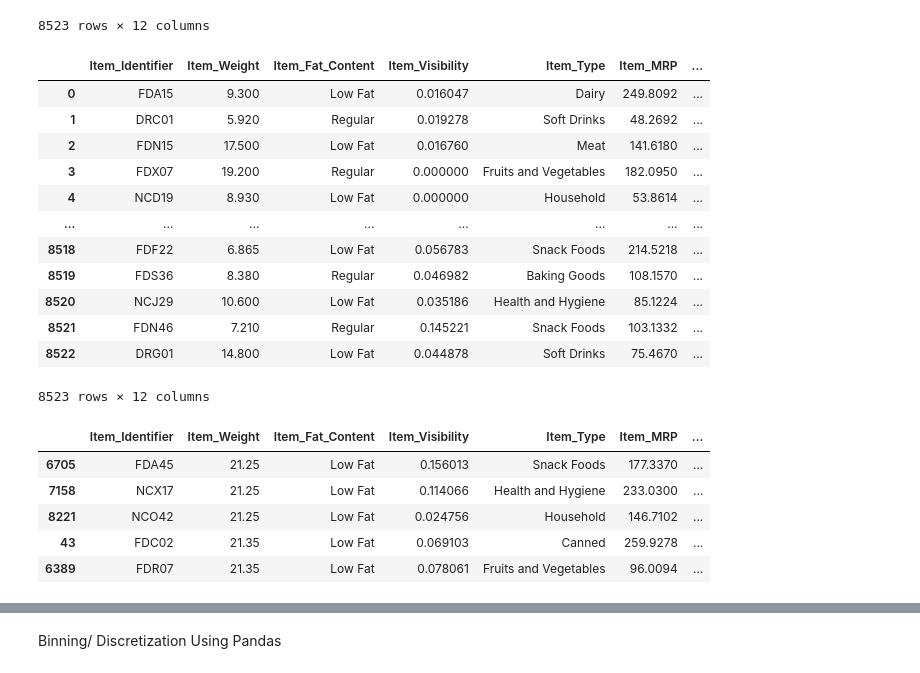
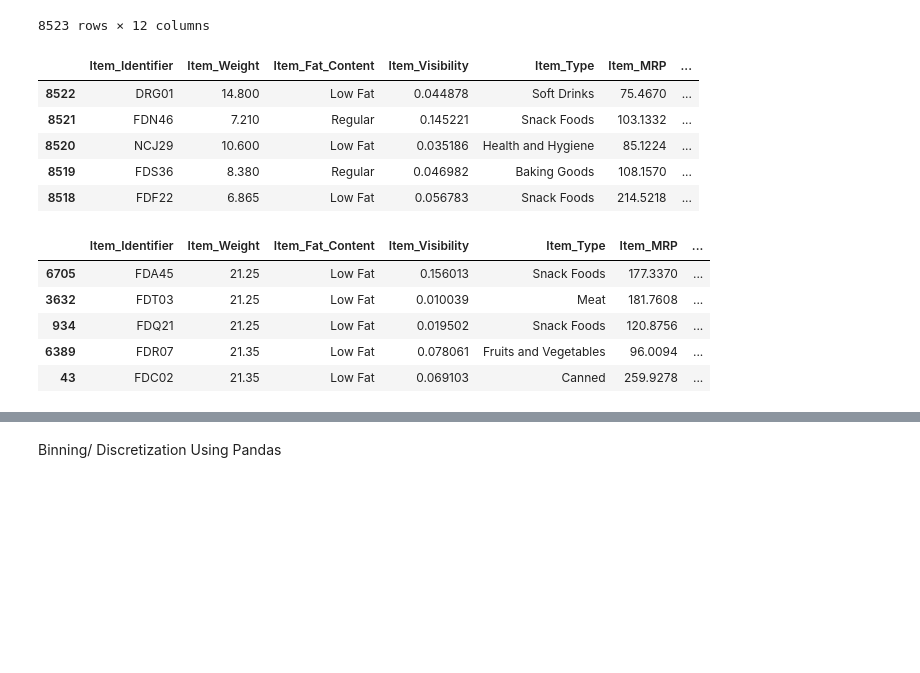
Before and after one commit to Mithun162001/Python-Notebooks, a Jupyter notebook: Data Manipulation Using Pandas/Data_Manipulation_using_Pandas.ipynb, the cells around one changed output, grey strips where cells are left out. Saved outputs shown, nothing was run; the diff lists cells and outputs as text; code cells hidden in the pictures; blank space fills up the shorter version.

```diff
--- a/Data Manipulation Using Pandas/Data_Manipulation_using_Pandas.ipynb
+++ b/Data Manipulation Using Pandas/Data_Manipulation_using_Pandas.ipynb
@@ -38,5 +75,4 @@ import pandas as pd
 # %%
-df= pd.read_csv('bigmart_data.csv')
-df.dropna()
-df.iloc[7]                            #this can be used for substitute for head() method in Pandas library
+df= pd.read_csv('D:\\Datasets\\bigmart_data.csv')
+df.dropna(how='all')    # this can be used for substitute for head() method in Pandas library
 # %% [output]
@@ -95,30 +126,23 @@ df
 8523 rows × 12 columns
 # %%
 #sort_index() method sorts the dataFrame based on the index values of the DataFramem
-df.sort_index()
-df
+df.sort_index(ascending= False, inplace= True)
+df.head()
 # %% [output]
 |  | Item_Identifier | Item_Weight | Item_Fat_Content | Item_Visibility | Item_Type | Item_MRP | ... |
-| 0 | FDA15 | 9.300 | Low Fat | 0.016047 | Dairy | 249.8092 | ... |
-| 1 | DRC01 | 5.920 | Regular | 0.019278 | Soft Drinks | 48.2692 | ... |
-| 2 | FDN15 | 17.500 | Low Fat | 0.016760 | Meat | 141.6180 | ... |
-| 3 | FDX07 | 19.200 | Regular | 0.000000 | Fruits and Vegetables | 182.0950 | ... |
-| 4 | NCD19 | 8.930 | Low Fat | 0.000000 | Household | 53.8614 | ... |
-| ... | ... | ... | ... | ... | ... | ... | ... |
+| 8522 | DRG01 | 14.800 | Low Fat | 0.044878 | Soft Drinks | 75.4670 | ... |
+| 8521 | FDN46 | 7.210 | Regular | 0.145221 | Snack Foods | 103.1332 | ... |
+| 8520 | NCJ29 | 10.600 | Low Fat | 0.035186 | Health and Hygiene | 85.1224 | ... |
+| 8519 | FDS36 | 8.380 | Regular | 0.046982 | Baking Goods | 108.1570 | ... |
 | 8518 | FDF22 | 6.865 | Low Fat | 0.056783 | Snack Foods | 214.5218 | ... |
-| 8519 | FDS36 | 8.380 | Regular | 0.046982 | Baking Goods | 108.1570 | ... |
-| 8520 | NCJ29 | 10.600 | Low Fat | 0.035186 | Health and Hygiene | 85.1224 | ... |
-| 8521 | FDN46 | 7.210 | Regular | 0.145221 | Snack Foods | 103.1332 | ... |
-| 8522 | DRG01 | 14.800 | Low Fat | 0.044878 | Soft Drinks | 75.4670 | ... |
-8523 rows × 12 columns
 # %%
 #Sorting Mutliple columns
-multi=df.sort_values(by=['Outlet_Establishment_Year', 'Item_Weight'])
+multi=df.sort_values(by=['Outlet_Establishment_Year', 'Item_Weight'], ascending= True)
 multi.tail()
 # %% [output]
 |  | Item_Identifier | Item_Weight | Item_Fat_Content | Item_Visibility | Item_Type | Item_MRP | ... |
 | 6705 | FDA45 | 21.25 | Low Fat | 0.156013 | Snack Foods | 177.3370 | ... |
-| 7158 | NCX17 | 21.25 | Low Fat | 0.114066 | Health and Hygiene | 233.0300 | ... |
-| 8221 | NCO42 | 21.25 | Low Fat | 0.024756 | Household | 146.7102 | ... |
+| 3632 | FDT03 | 21.25 | Low Fat | 0.010039 | Meat | 181.7608 | ... |
+| 934 | FDQ21 | 21.25 | Low Fat | 0.019502 | Snack Foods | 120.8756 | ... |
+| 6389 | FDR07 | 21.35 | Low Fat | 0.078061 | Fruits and Vegetables | 96.0094 | ... |
 | 43 | FDC02 | 21.35 | Low Fat | 0.069103 | Canned | 259.9278 | ... |
-| 6389 | FDR07 | 21.35 | Low Fat | 0.078061 | Fruits and Vegetables | 96.0094 | ... |
```
Also changed, not shown: parts of 66 cells of this notebook.
